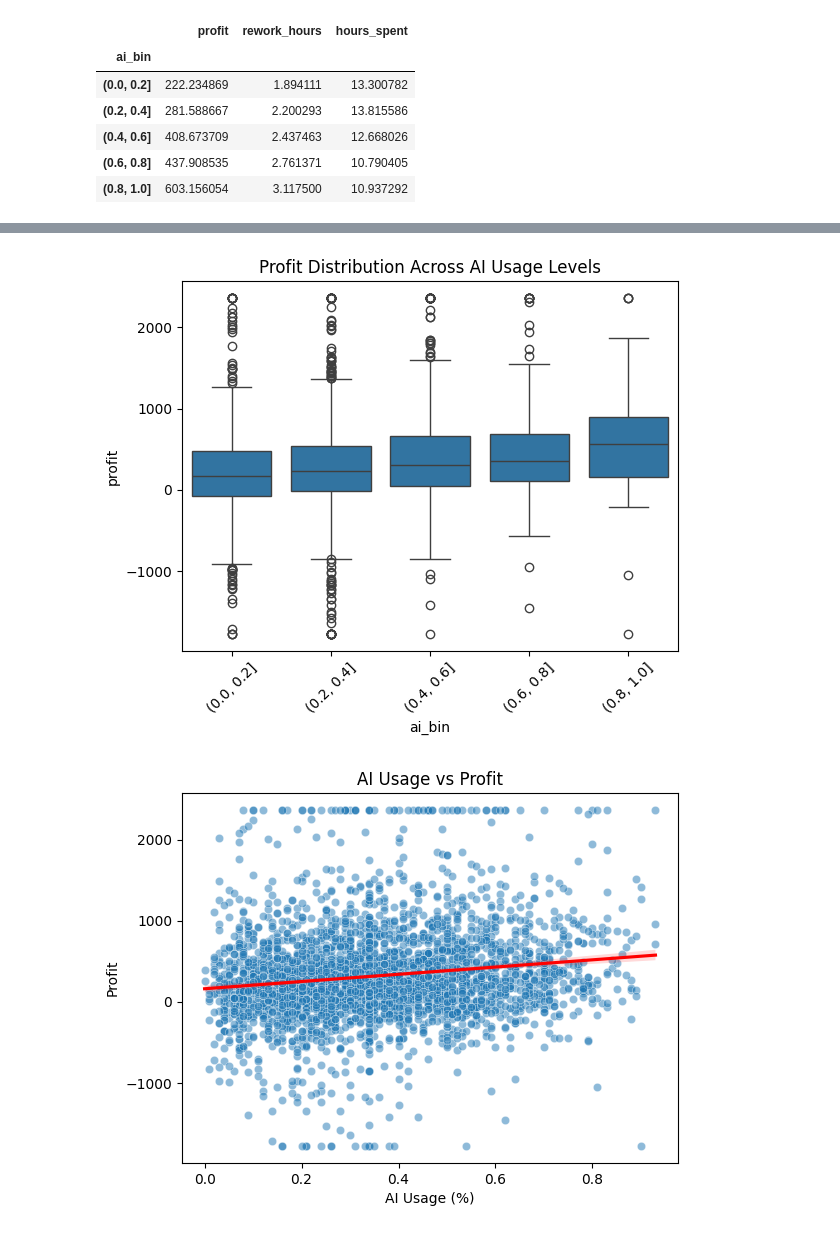
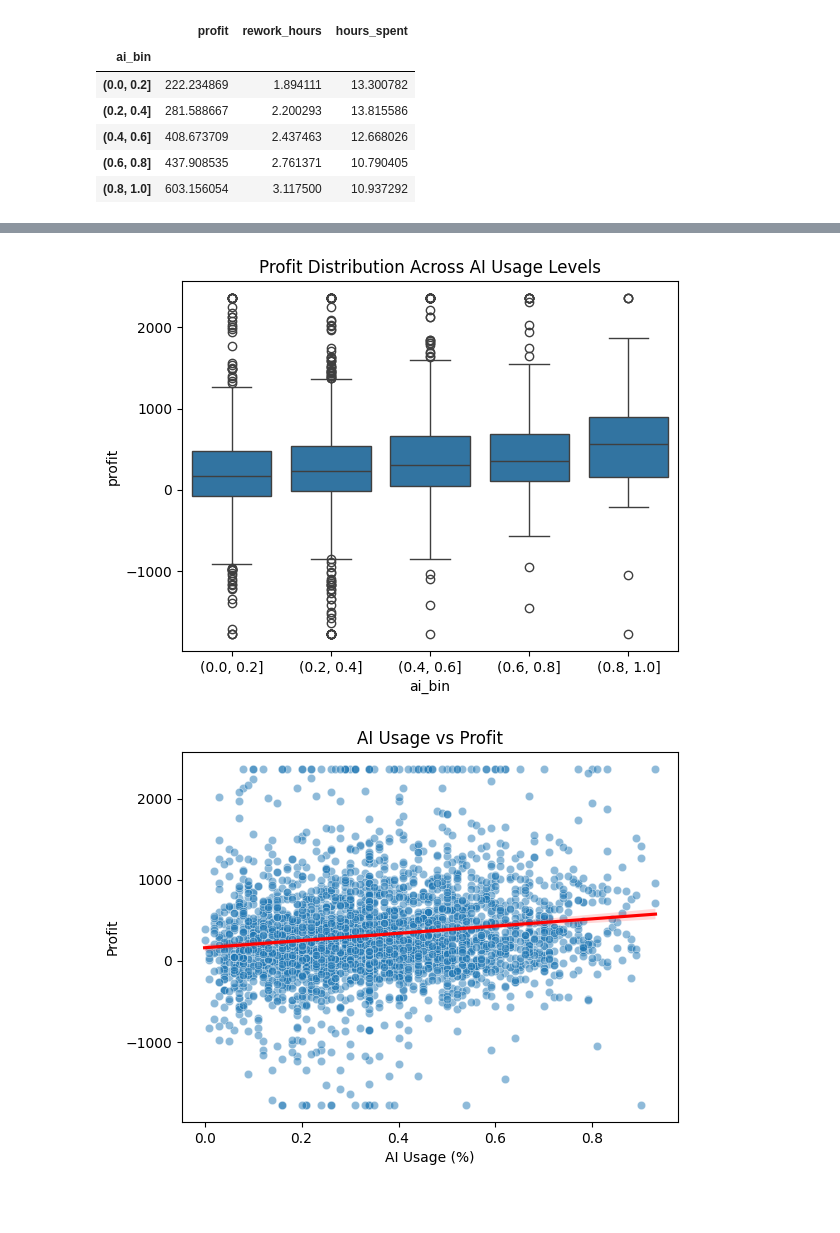
Before and after one commit to andreamammano89-maker/ML_Project_SEA_815441, a Jupyter notebook: main.ipynb, the cells around one changed output, grey strips where cells are left out. Drawn from its saved outputs; the diff is of its cells as text; code cells hidden in the pictures; blank space fills up the shorter version.

```diff
--- a/main.ipynb
+++ b/main.ipynb
@@ -571,9 +617,9 @@ plt.show()
 # %%
 sns.boxplot(x='ai_bin', y='profit', data=df_productivity)
-plt.xticks(rotation=45)
+plt.xticks(rotation=0)
 plt.title("Profit Distribution Across AI Usage Levels")
 plt.show()
 # %% [output]
-[figure, old version]
+[figure, new version]
 # %%
 sns.scatterplot(x='ai_usage_pct', y='profit', data=df_productivity, alpha=0.5)
```
Also changed, not shown: parts of 7 cells of this notebook.
